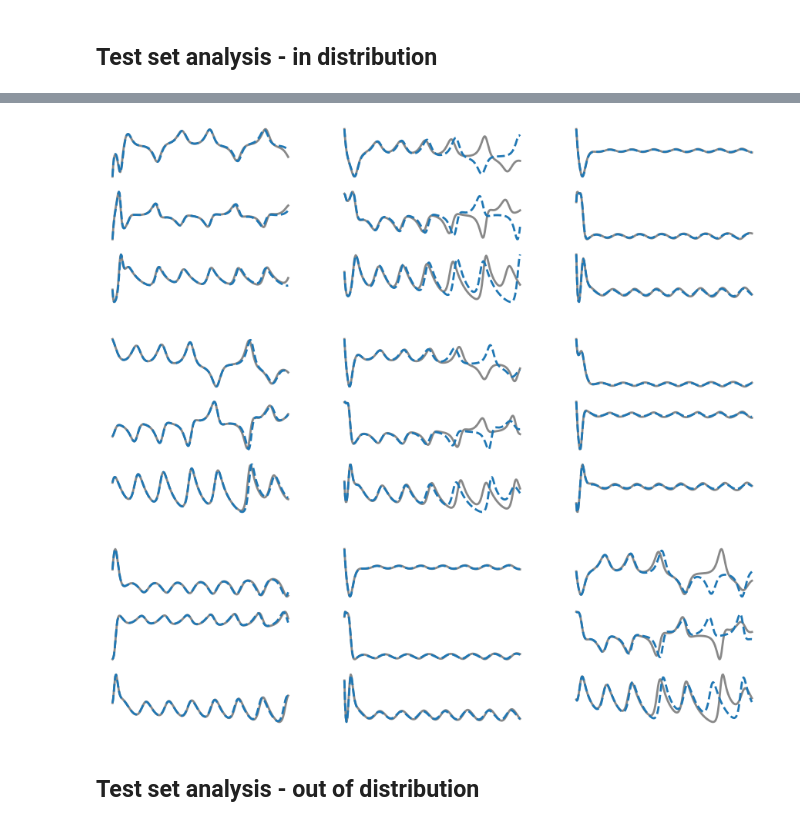
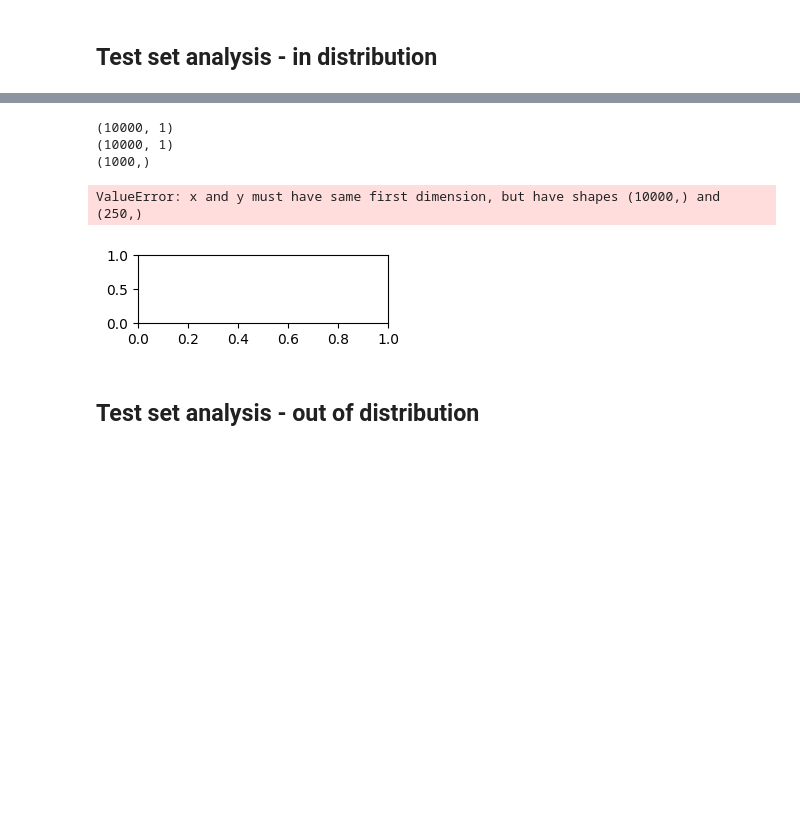
Before and after one commit to spetznick/sindyautoencoders, a Jupyter notebook: examples/duffing/analyze_duffing.ipynb, the cells around one changed output, grey strips where cells are left out. Drawn from its saved outputs; the diff is of its cells as text; code cells hidden in the pictures; blank space fills up the shorter version.

```diff
--- a/examples/duffing/analyze_duffing.ipynb
+++ b/examples/duffing/analyze_duffing.ipynb
@@ -133 +104,3 @@ test_set_results['z'].shape
+# %%
+test_set_results['z'] = test_set_results['z'].reshape((-1,params['latent_dim']))
 # %%
@@ -172,9 +124,0 @@ ax3.view_init(azim=120)
-# %%
-plt.figure(figsize=(3,3))
-for i in range(2):
-    plt.subplot(2,1,i+1)
-    plt.plot(t, test_set_results['z'][:,i], color='#888888', linewidth=2)
-    plt.plot(t, z_sim[:,i], '--', linewidth=2)
-    plt.xticks([])
-    plt.yticks([])
-    plt.axis('off')
@@ -214,0 +180,13 @@ KeyError: 'sindy_coefficients'
+# %%
+coeffs = test_set_results['sindy_coefficients']
+thresholded_coeffs = np.abs(coeffs) < params["coefficient_threshold"]
+coeffs[thresholded_coeffs] = 0
+coeff_strings = ["", "x", "dx", "x^2", "x*dx", "dx^2", "x^3", "x^2*dx", "x*dx^2", "dx^3", "sin(x)", "dsin(x)"]
+formula = ""
+for i in range(coeffs.size):
+    if coeffs[i] != 0:
+        formula += "{:.5f} ".format(coeffs[i][0])
+        formula += coeff_strings[i]
+        formula += " + "
+
+formula[:-3]
@@ -215,4 +213,4 @@ KeyError: 'sindy_coefficients'
 # %% [markdown]
 ## Test set analysis - in distribution
 # %%
-test_data = get_duffing_data(100, noise_strength=1e-6)
+test_data = get_duffing_data(10, noise_strength=1e-6, sys_params=sys_params)
@@ -243,29 +242,39 @@ SINDy reltive error, z: 0.000524
 # %%
 for ic in range(9):
     idxs = np.arange(ic*250,(ic+1)*250)
 
-    z_sim = sindy_simulate(test_set_results['z'][250*ic], test_data['t'],
+    print(test_set_results['z'].shape)
+    print(test_set_results['dz'].shape)
+    print(test_data['t'].shape)
+
+    z_sim = sindy_simulate_order2(test_set_results['z'][250*ic], test_set_results['dz'][250*ic], test_data['t'],
                            params['coefficient_mask']*test_set_results['sindy_coefficients'],
                            params['poly_order'], params['include_sine'])
 
     col_idx = ic % 3
 
     if ic % 3 == 0:
         plt.figure(figsize=(11,3))
     for i in range(3):
         row_idx = i
         subplot_idx = 3*row_idx + col_idx + 1
         plt.subplot(3,3,subplot_idx)
-        plt.plot(test_data['t'], test_set_results['z'][idxs,i], color='#888888', linewidth=2)
-        plt.plot(test_data['t'], z_sim[:,i], '--', linewidth=2)
+        if i==0:
+            plt.plot(t, test_set_results['z'][idxs,0], color='#888888', linewidth=2)
+            plt.plot(t, z_sim[:,i], '--', linewidth=2)
+        elif i==1:
+            plt.plot(t, test_set_results['dz'][idxs,0], color='#888888', linewidth=2)
+            plt.plot(t, z_sim[:,i], '--', linewidth=2)
         plt.xticks([])
         plt.yticks([])
 #         plt.ylim(ylims[i])
         plt.axis('off')
 # %% [output]
+(10000, 1)
+(10000, 1)
+(1000,)
+ValueError: x and y must have same first dimension, but have shapes (10000,) and (250,)
-[figure, old version]
+[figure, new version]
-[figure, removed]
-[figure, removed]
 # %% [markdown]
 ## Test set analysis - out of distribution
 # %%
```
Also changed, not shown: parts of 26 cells of this notebook.
